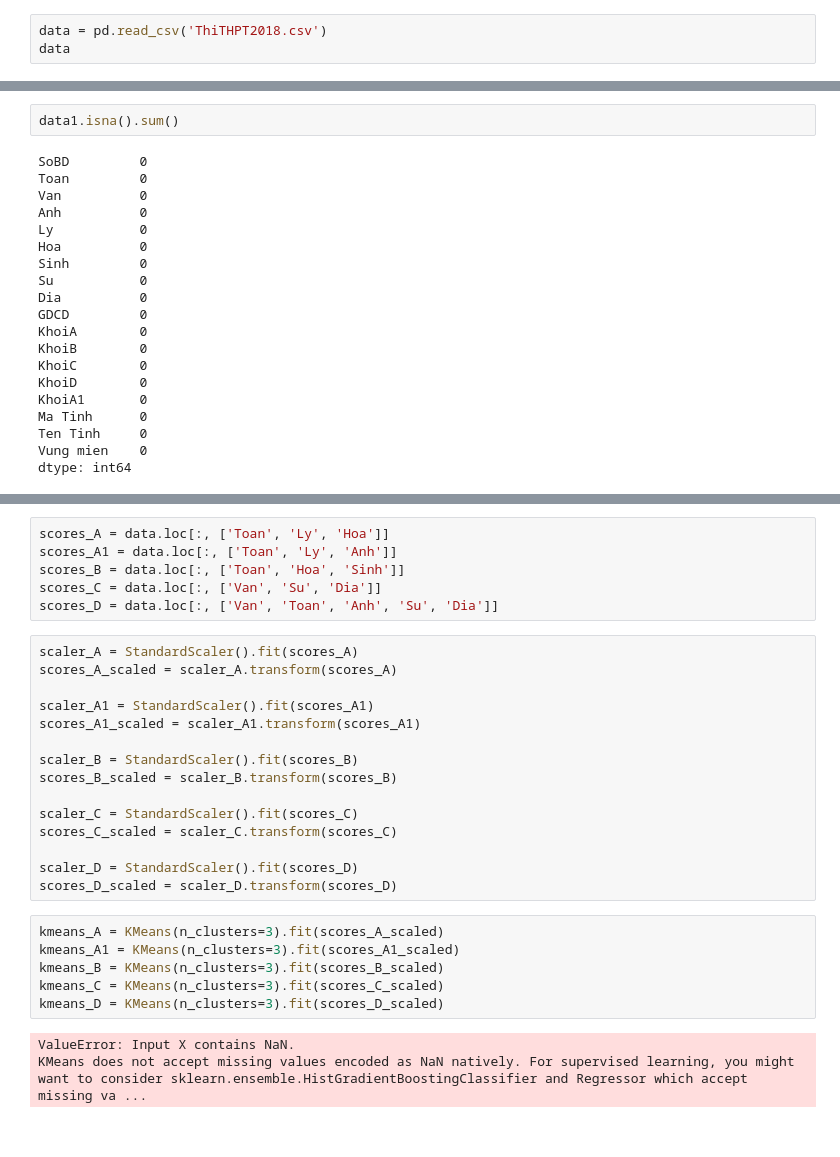
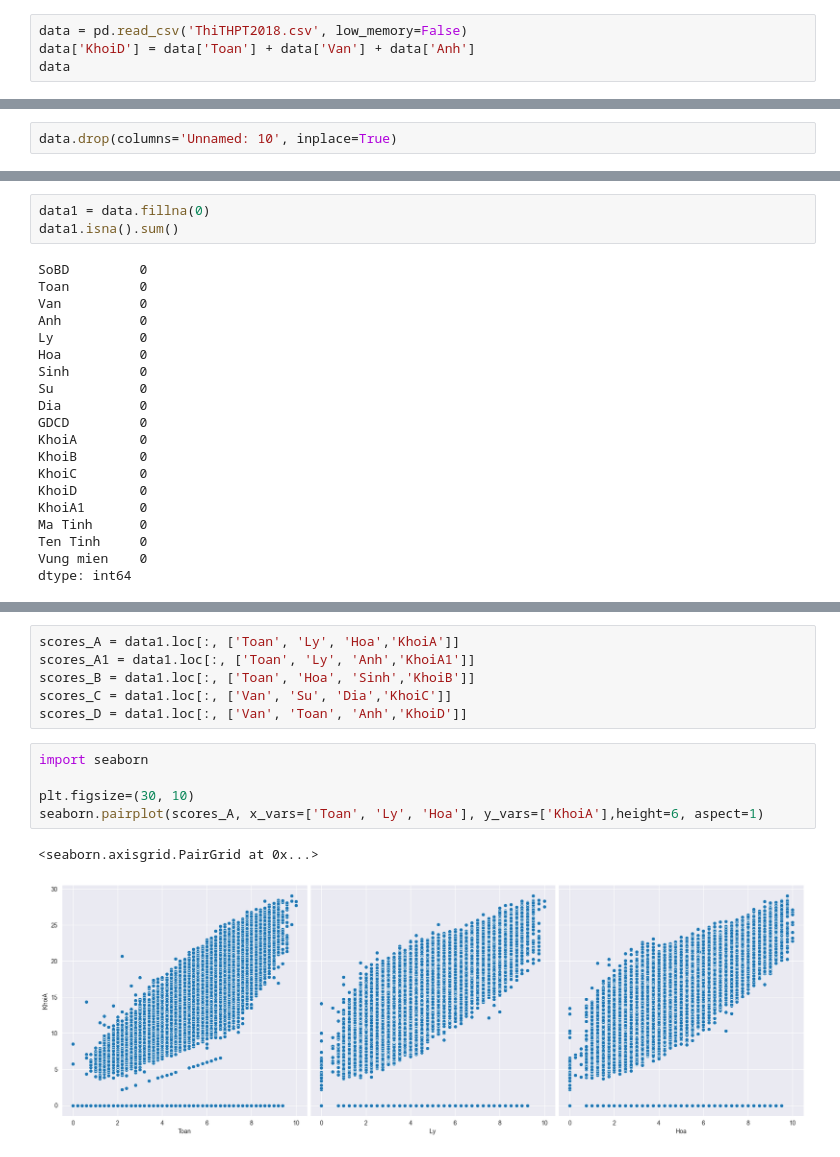
Before and after one commit to khangthunhat/DataMining, a Jupyter notebook: lab10/P4.ipynb, the cells around one changed output, grey strips where cells are left out. Cells and saved outputs as stored; diff of their text form.

```diff
--- a/lab10/P4.ipynb
+++ b/lab10/P4.ipynb
@@ -6,6 +5,7 @@ from sklearn.preprocessing import StandardScaler
 import matplotlib.pyplot as plt
 # %%
-data = pd.read_csv('ThiTHPT2018.csv')
+data = pd.read_csv('ThiTHPT2018.csv', low_memory=False)
+data['KhoiD'] = data['Toan'] + data['Van'] + data['Anh']
 data
 # %% [output]
 |  | SoBD | Toan | Van | Anh | Ly | Hoa | Sinh | Su | Dia | GDCD | Unnamed: 10 | ... |
@@ -43,4 +43,6 @@ dtypes: float64(14), int64(2), object(3)
 memory usage: 107.9+ MB
+# %%
+data.drop(columns='Unnamed: 10', inplace=True)
 # %%
 data.isna().sum()
 # %% [output]
@@ -96,4 +68,5 @@ data1.dropna(subset=['Hoa', 'Ly', 'Dia'], inplace=True)
 # %%
+data1 = data.fillna(0)
 data1.isna().sum()
 # %% [output]
 SoBD         0
@@ -142,30 +103,14 @@ dtype: int64
 # %%
-scores_A = data.loc[:, ['Toan', 'Ly', 'Hoa']]
-scores_A1 = data.loc[:, ['Toan', 'Ly', 'Anh']]
-scores_B = data.loc[:, ['Toan', 'Hoa', 'Sinh']]
-scores_C = data.loc[:, ['Van', 'Su', 'Dia']]
-scores_D = data.loc[:, ['Van', 'Toan', 'Anh', 'Su', 'Dia']]
+scores_A = data1.loc[:, ['Toan', 'Ly', 'Hoa','KhoiA']]
+scores_A1 = data1.loc[:, ['Toan', 'Ly', 'Anh','KhoiA1']]
+scores_B = data1.loc[:, ['Toan', 'Hoa', 'Sinh','KhoiB']]
+scores_C = data1.loc[:, ['Van', 'Su', 'Dia','KhoiC']]
+scores_D = data1.loc[:, ['Van', 'Toan', 'Anh','KhoiD']]
-# %%
-scaler_A = StandardScaler().fit(scores_A)
-scores_A_scaled = scaler_A.transform(scores_A)
-
-scaler_A1 = StandardScaler().fit(scores_A1)
-scores_A1_scaled = scaler_A1.transform(scores_A1)
-
-scaler_B = StandardScaler().fit(scores_B)
-scores_B_scaled = scaler_B.transform(scores_B)
-
-scaler_C = StandardScaler().fit(scores_C)
-scores_C_scaled = scaler_C.transform(scores_C)
-
-scaler_D = StandardScaler().fit(scores_D)
-scores_D_scaled = scaler_D.transform(scores_D)
-# %%
-kmeans_A = KMeans(n_clusters=3).fit(scores_A_scaled)
-kmeans_A1 = KMeans(n_clusters=3).fit(scores_A1_scaled)
-kmeans_B = KMeans(n_clusters=3).fit(scores_B_scaled)
-kmeans_C = KMeans(n_clusters=3).fit(scores_C_scaled)
-kmeans_D = KMeans(n_clusters=3).fit(scores_D_scaled)
-# %% [output]
-ValueError: Input X contains NaN.
-KMeans does not accept missing values encoded as NaN natively. For supervised learning, you might want to consider sklearn.ensemble.HistGradientBoostingClassifier and Regressor which accept missing va ...
+# %%
+import seaborn
+
+plt.figsize=(30, 10)
+seaborn.pairplot(scores_A, x_vars=['Toan', 'Ly', 'Hoa'], y_vars=['KhoiA'],height=6, aspect=1)
+# %% [output]
+<seaborn.axisgrid.PairGrid at 0x...>
+[figure, added]
```
Also changed, not shown: parts of 18 cells of this notebook, 4 other files.
